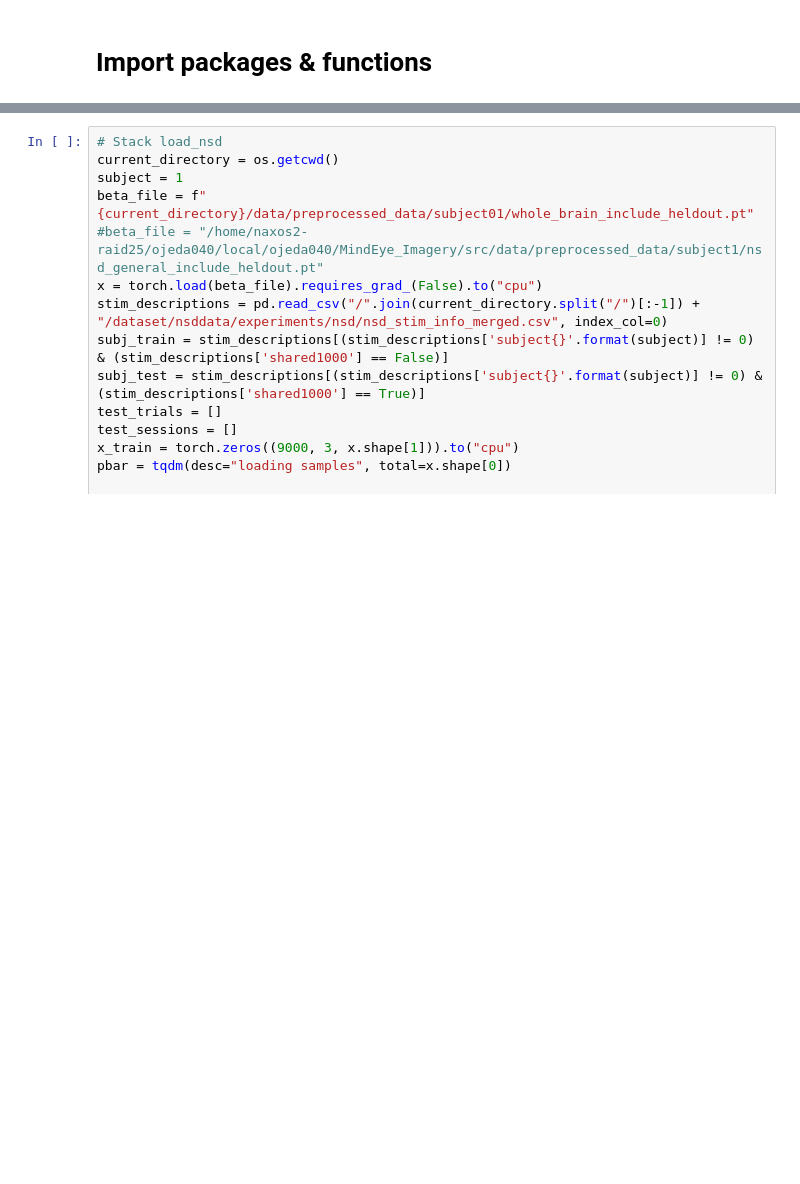
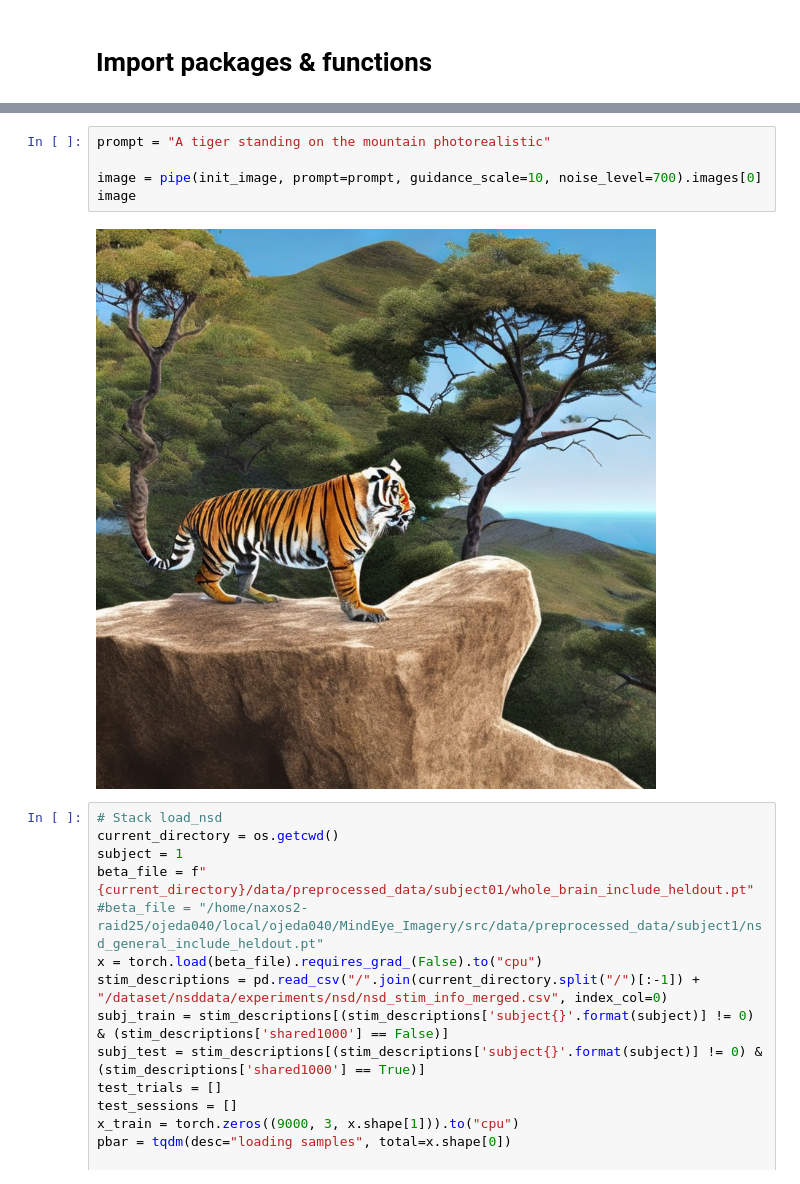
Before and after one commit to MedARC-AI/MindEye_Imagery, a Jupyter notebook: src/snr_threshold_experiment.ipynb, the cells around one changed output, grey strips where cells are left out. Cells and saved outputs as stored; diff of their text form; blank space fills up the shorter version.

```diff
--- a/src/snr_threshold_experiment.ipynb
+++ b/src/snr_threshold_experiment.ipynb
@@ -51,3 +145,10 @@ torch.Size([30000, 3931])
+# %%
+prompt = "A tiger standing on the mountain photorealistic"
+
+image = pipe(init_image, prompt=prompt, guidance_scale=10, noise_level=700).images[0]
+image
+# %% [output]
+[figure, added]
 # %%
 # Stack load_nsd
 current_directory = os.getcwd()
```
Also changed, not shown: parts of 8 cells of this notebook, 59 other files.
